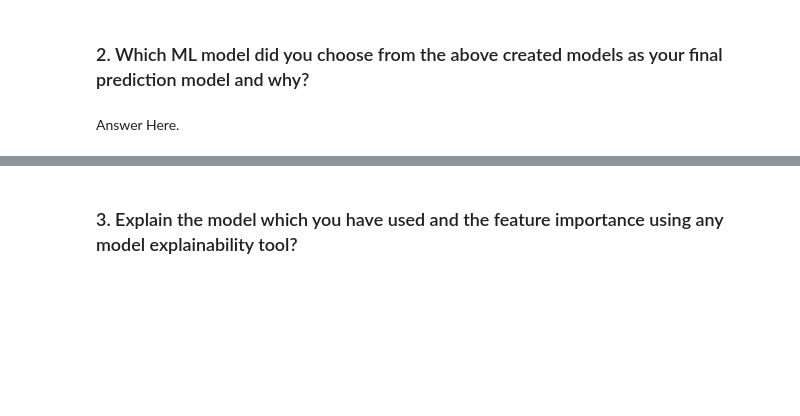
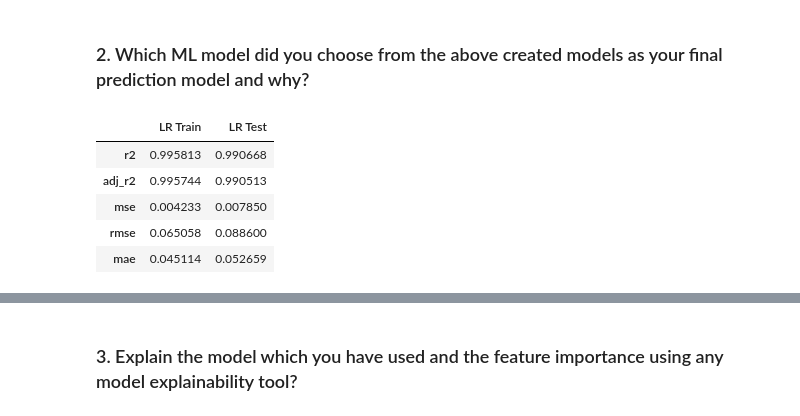
Before and after one commit to LuvMutreja/Yes-Bank-Closing-Stock-Price-Prediction, a Jupyter notebook: Regression_Project_Yes_Bank_Stock_Closing_Price_Prediction_.ipynb, the cells around one changed output, grey strips where cells are left out. Cells and saved outputs as stored; diff of their text form; code cells hidden in the pictures; blank space fills up the shorter version.

```diff
--- a/Regression_Project_Yes_Bank_Stock_Closing_Price_Prediction_.ipynb
+++ b/Regression_Project_Yes_Bank_Stock_Closing_Price_Prediction_.ipynb
@@ -1427,6 +1484,6 @@ def em_series_train_test(y_train,y_pred_train,y_test,y_pred,name1,name2):
   return pd.concat([train_series,test_series],axis=1)
 # %%
 # using the above defined function on the datapoints predicted through linear regression to comare them with the actual points
-lr_series=em_series_train_test(y_train,y_pred_train_lr,y_test,y_pred_lr,'LR Train','LR Test')
+lr_series=em_df(y_train,y_pred_train_lr,y_test,y_pred_lr,'LR Train','LR Test')
 # %%
 # plotting the training and testing evaluation metrics for linear regression model
@@ -1637,5 +1760,13 @@ Answer Here.
 Answer Here.
 # %% [markdown]
 ### 2. Which ML model did you choose from the above created models as your final prediction model and why?
-# %% [markdown]
-Answer Here.
+# %%
+# comparing evalutaion matrics of linear regression and
+lr_series
+# %% [output]
+|  | LR Train | LR Test |
+| r2 | 0.995813 | 0.990668 |
+| adj_r2 | 0.995744 | 0.990513 |
+| mse | 0.004233 | 0.007850 |
+| rmse | 0.065058 | 0.088600 |
+| mae | 0.045114 | 0.052659 |
```
Also changed, not shown: parts of 168 cells of this notebook.
